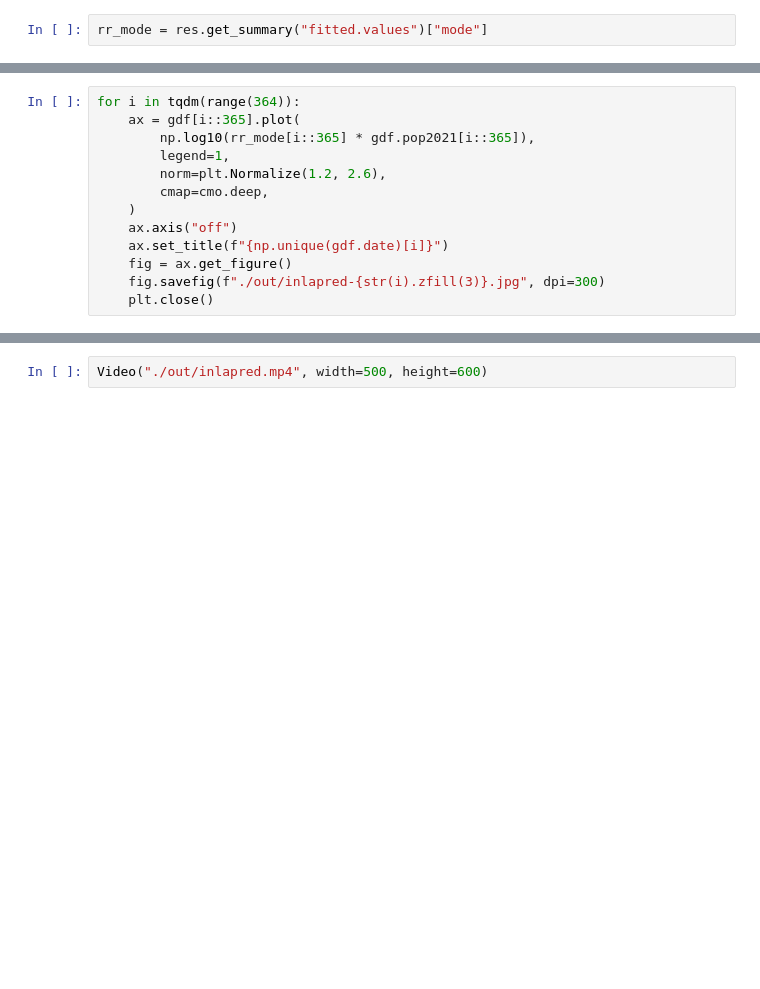
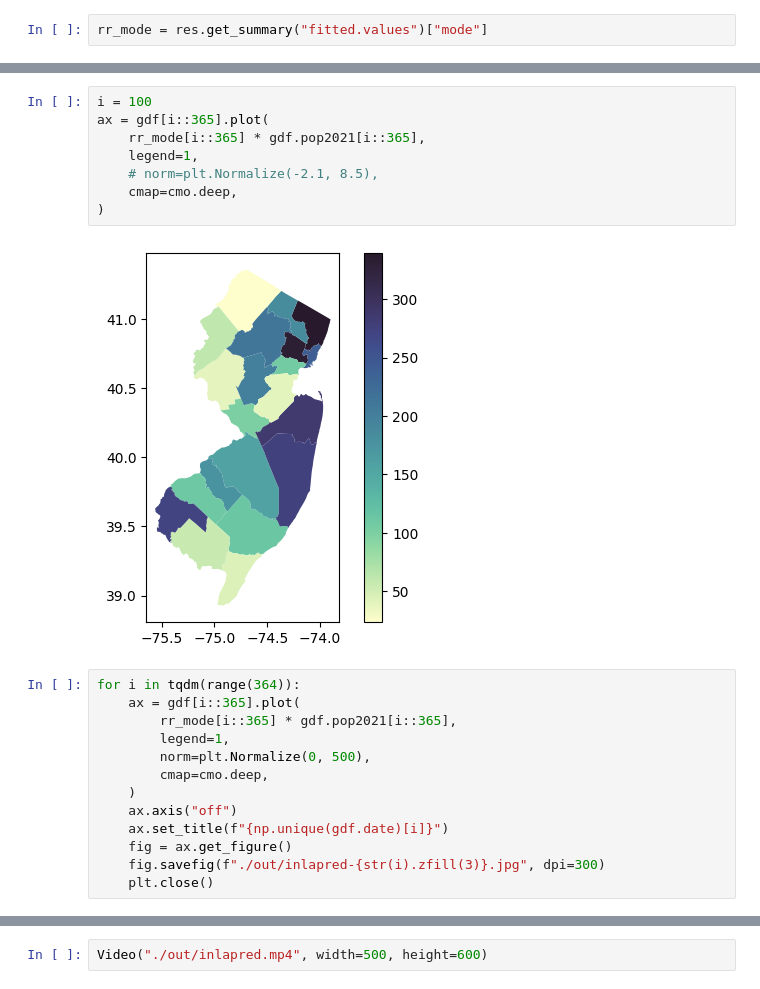
Before and after one commit to al-jshen/pyinla, a Jupyter notebook: docs/source/examples/jersey_covid.ipynb, the cells around one changed output, grey strips where cells are left out. Cells and saved outputs as stored; diff of their text form; blank space fills up the shorter version.

```diff
--- a/docs/source/examples/jersey_covid.ipynb
+++ b/docs/source/examples/jersey_covid.ipynb
@@ -169,9 +199,19 @@ plt.plot(np.log10(rr_mode[1:365]))
+# %%
+i = 100
+ax = gdf[i::365].plot(
+    rr_mode[i::365] * gdf.pop2021[i::365],
+    legend=1,
+    # norm=plt.Normalize(-2.1, 8.5),
+    cmap=cmo.deep,
+)
+# %% [output]
+[figure, added]
 # %%
 for i in tqdm(range(364)):
     ax = gdf[i::365].plot(
-        np.log10(rr_mode[i::365] * gdf.pop2021[i::365]),
+        rr_mode[i::365] * gdf.pop2021[i::365],
         legend=1,
-        norm=plt.Normalize(1.2, 2.6),
+        norm=plt.Normalize(0, 500),
         cmap=cmo.deep,
     )
     ax.axis("off")
```
Also changed, not shown: parts of 14 cells of this notebook.
